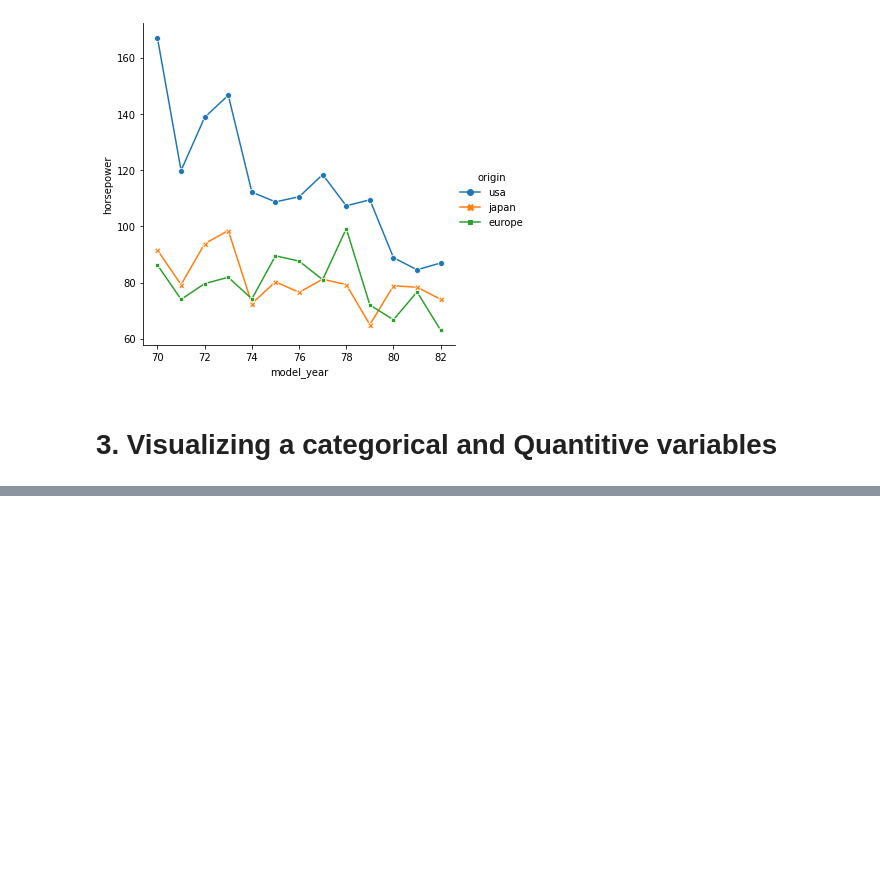
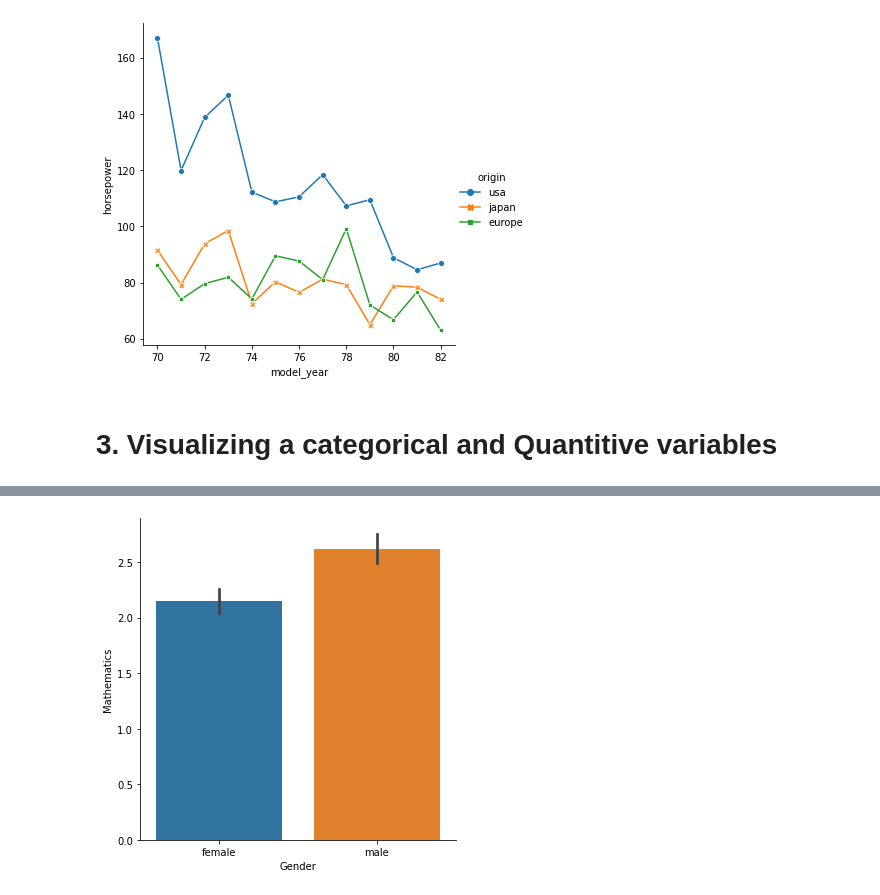
Before and after one commit to Abdelrahman-rashed/Data_science, a Jupyter notebook: 2_libraries/2_Seaborn/SeabornNotebook.ipynb, the cells around one changed output, grey strips where cells are left out. Drawn from its saved outputs; the diff is of its cells as text; code cells hidden in the pictures; blank space fills up the shorter version.

```diff
--- a/2_libraries/2_Seaborn/SeabornNotebook.ipynb
+++ b/2_libraries/2_Seaborn/SeabornNotebook.ipynb
@@ -140,3 +138,6 @@ sns.relplot(x="model_year", y="horsepower",
 [figure]
 # %% [markdown]
 # 3. Visualizing a categorical and Quantitive variables
+# %%
+#Import "young-people-survey-responses" dataset
+survey_data = pd.read_csv("..\Datasets\young-people-survey-responses.csv")
@@ -142,0 +167,6 @@ sns.relplot(x="model_year", y="horsepower",
+# %%
+#Plotting the percentage of interesting in mathematics corresponding to the gender
+sns.catplot(x='Gender', y='Mathematics',data=survey_data, kind = 'bar');
+plt.show();
+# %% [output]
+[figure, added]
```
Also changed, not shown: parts of 6 cells of this notebook, 2 other files.
